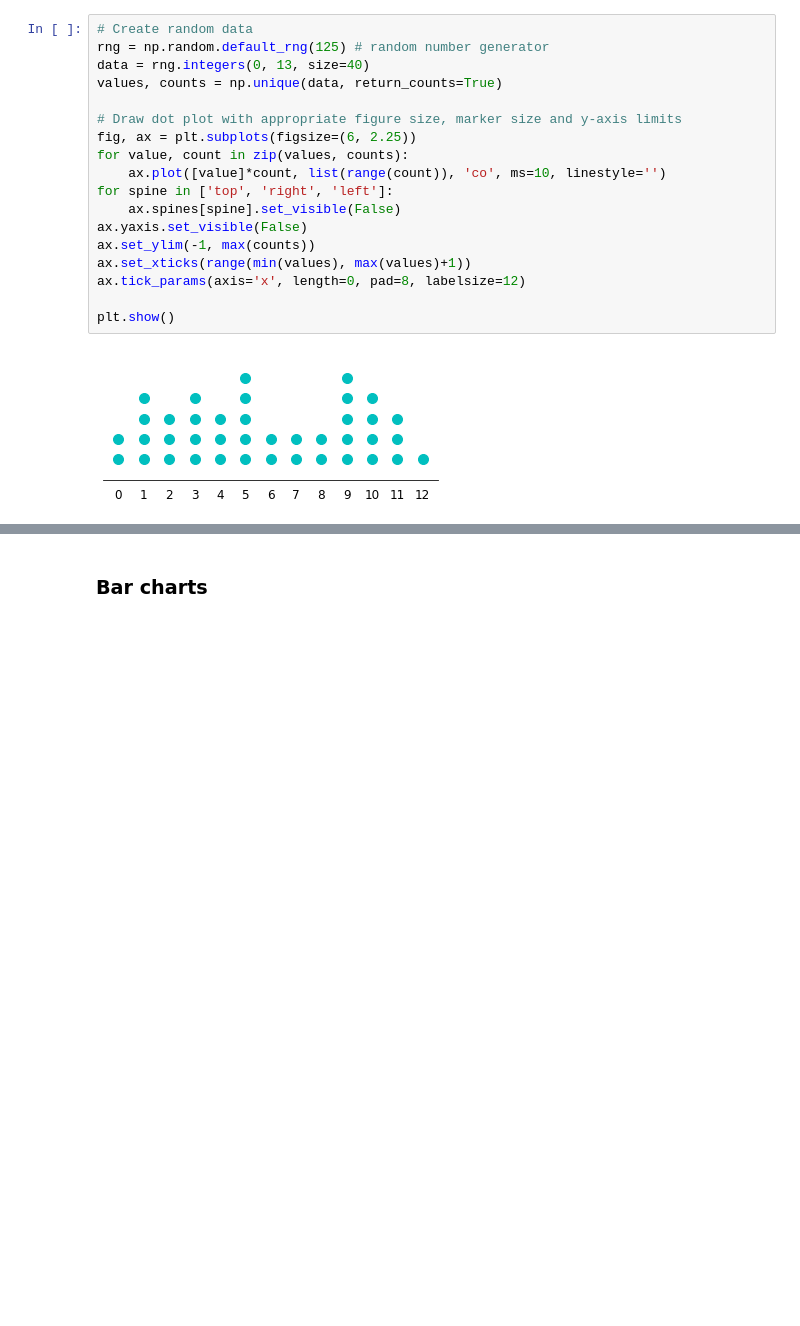
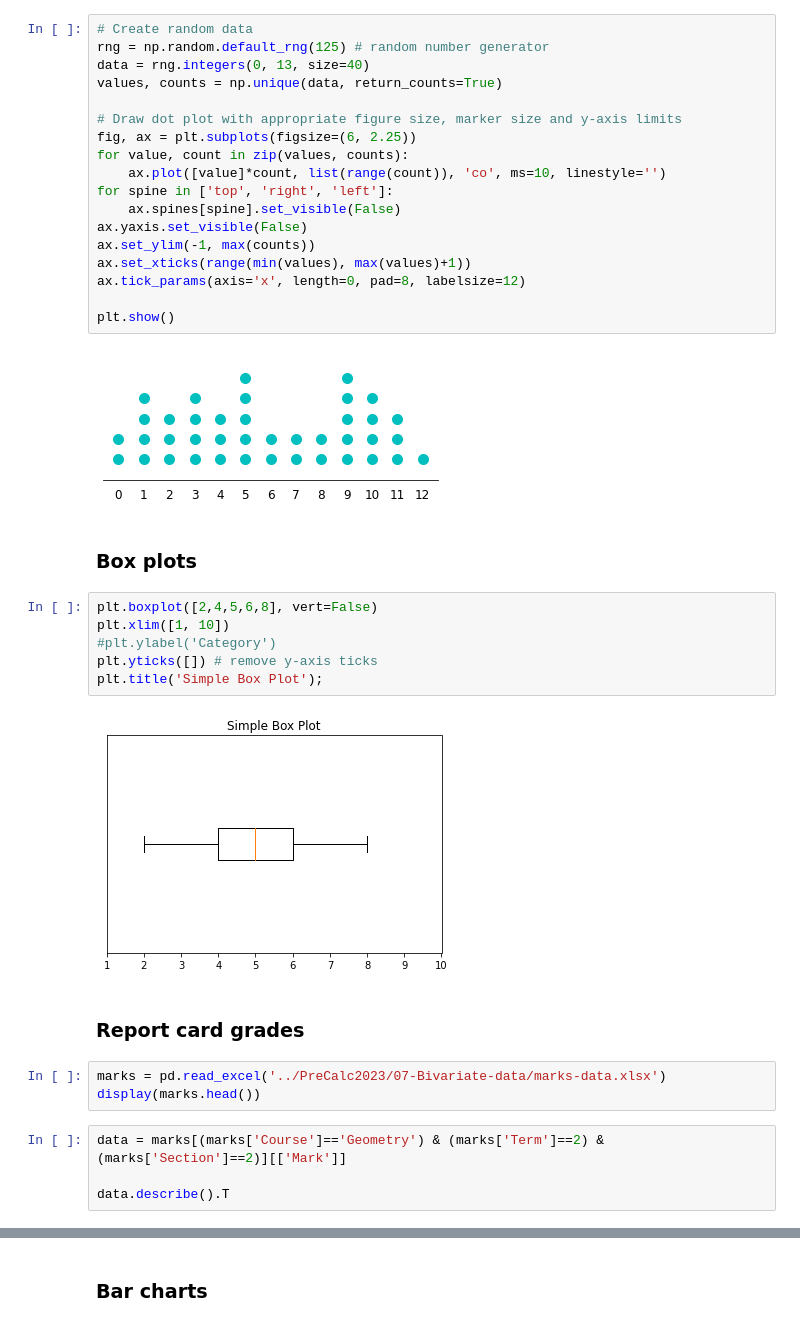
Before and after one commit to chrishuson/chrishuson.github.io, a Jupyter notebook: templates/stats-slide-deck.ipynb, the cells around one changed output, grey strips where cells are left out. Cells and saved outputs as stored; diff of their text form; blank space fills up the shorter version.

Commit message:
add box plots to stats slides templates

```diff
--- a/templates/stats-slide-deck.ipynb
+++ b/templates/stats-slide-deck.ipynb
@@ -139,3 +139,22 @@ ax.tick_params(axis='x', length=0, pad=8, labelsize=12)
 plt.show()
 # %% [output]
 [figure]
+# %% [markdown]
+### Box plots
+# %%
+plt.boxplot([2,4,5,6,8], vert=False)
+plt.xlim([1, 10])
+#plt.ylabel('Category')
+plt.yticks([]) # remove y-axis ticks
+plt.title('Simple Box Plot');
+# %% [output]
+[figure, added]
+# %% [markdown]
+### Report card grades
+# %%
+marks = pd.read_excel('../PreCalc2023/07-Bivariate-data/marks-data.xlsx')
+display(marks.head())
+# %%
+data = marks[(marks['Course']=='Geometry') & (marks['Term']==2) & (marks['Section']==2)][['Mark']]
+
+data.describe().T
```
Also changed, not shown: parts of 4 cells of this notebook, 1 other file.
